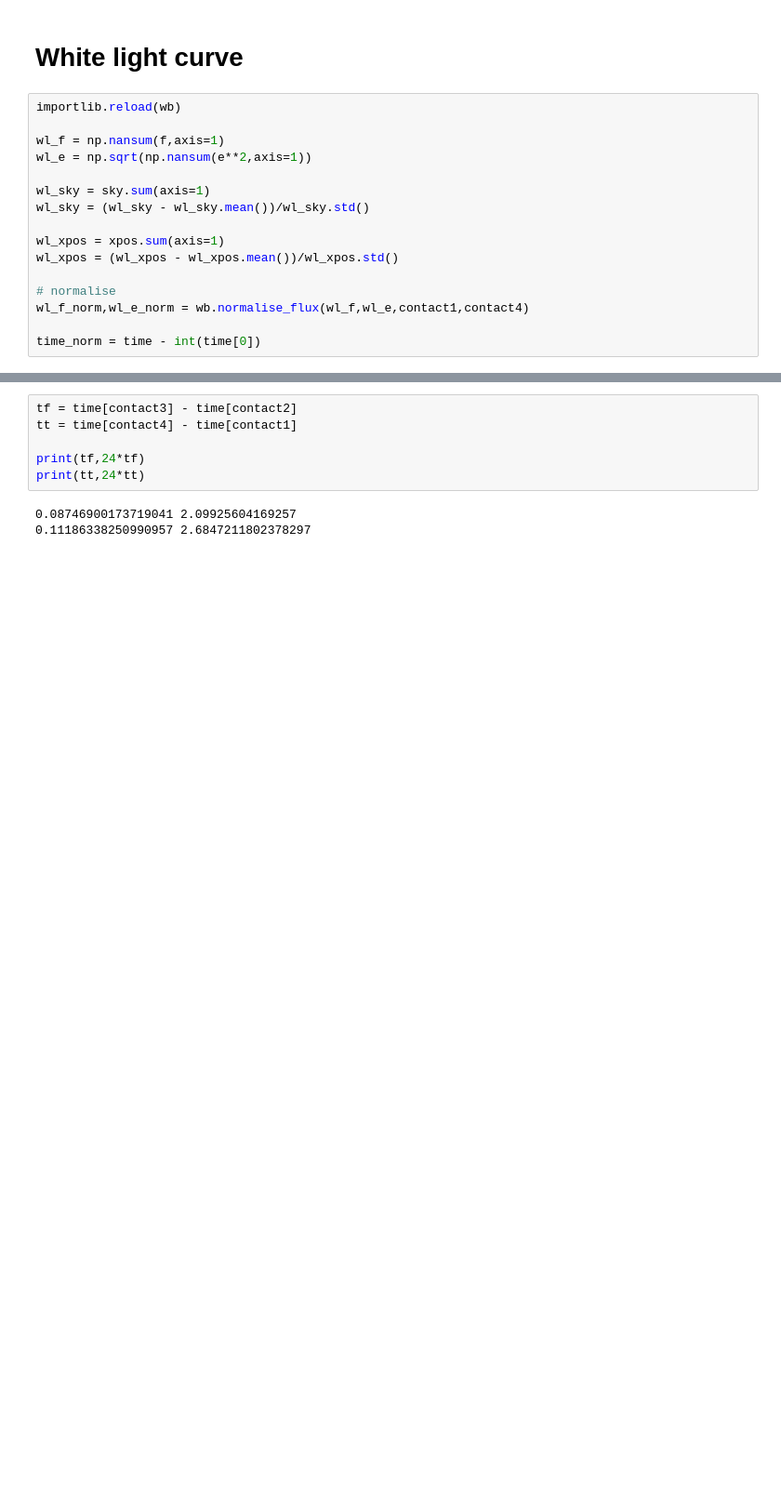
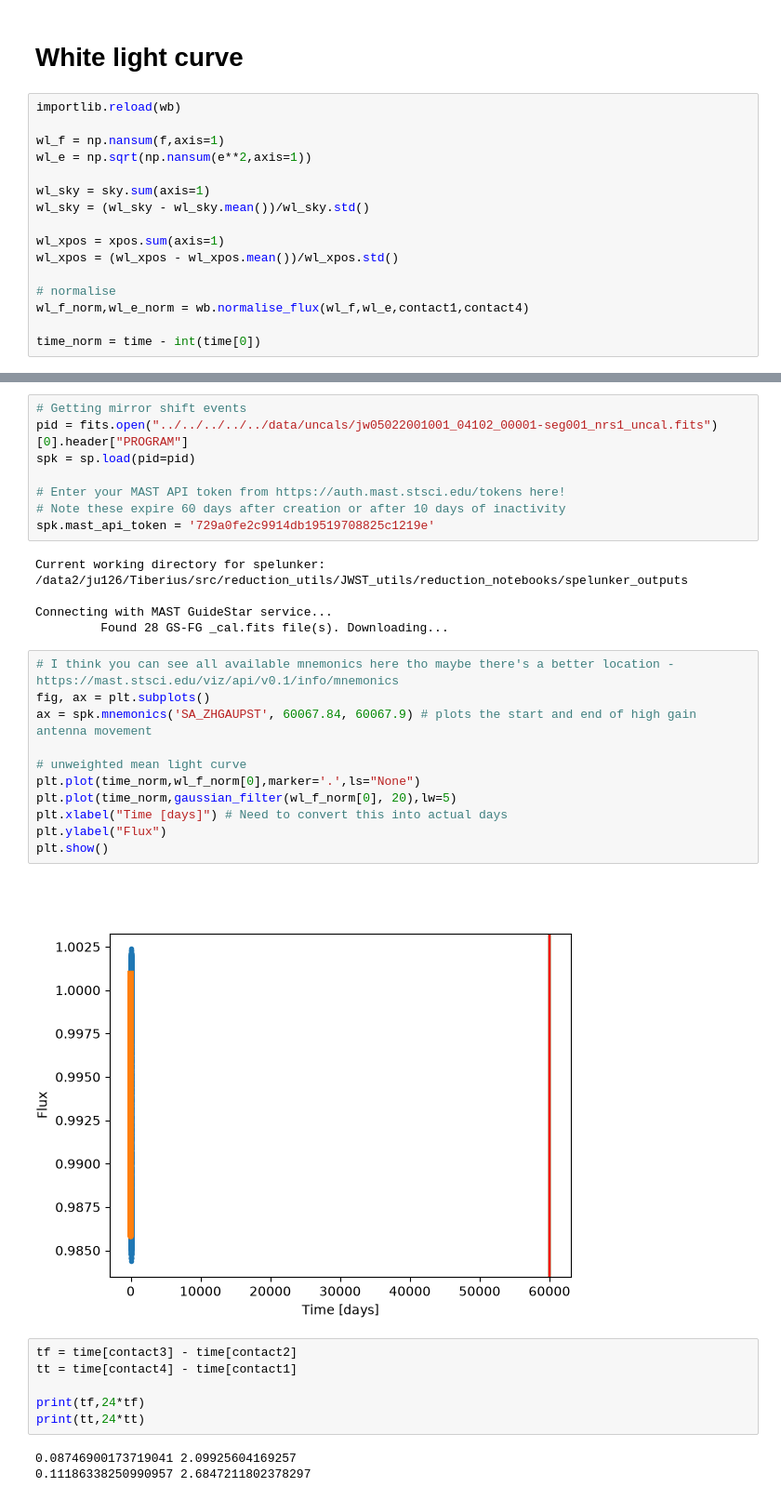
Before and after one commit to J-Ulik/Tiberius, a Jupyter notebook: src/reduction_utils/JWST_utils/reduction_notebooks/4_light_curve_creation.ipynb, the cells around one changed output, grey strips where cells are left out. Shown at 93% size. Drawn from its saved outputs; the diff is of its cells as text; blank space fills up the shorter version.

Commit message:
Adding spelunker module to get engineering info

```diff
--- a/src/reduction_utils/JWST_utils/reduction_notebooks/4_light_curve_creation.ipynb
+++ b/src/reduction_utils/JWST_utils/reduction_notebooks/4_light_curve_creation.ipynb
@@ -117,3 +93,29 @@ plt.show()
+# %%
+# Getting mirror shift events
+pid = fits.open("../../../../../data/uncals/jw05022001001_04102_00001-seg001_nrs1_uncal.fits")[0].header["PROGRAM"]
+spk = sp.load(pid=pid)
+
+# Enter your MAST API token from https://auth.mast.stsci.edu/tokens here!
+# Note these expire 60 days after creation or after 10 days of inactivity
+spk.mast_api_token = '729a0fe2c9914db19519708825c1219e'
+# %% [output]
+Current working directory for spelunker: /data2/ju126/Tiberius/src/reduction_utils/JWST_utils/reduction_notebooks/spelunker_outputs
+
+Connecting with MAST GuideStar service...
+         Found 28 GS-FG _cal.fits file(s). Downloading...
+# %%
+# I think you can see all available mnemonics here tho maybe there's a better location - https://mast.stsci.edu/viz/api/v0.1/info/mnemonics
+fig, ax = plt.subplots()
+ax = spk.mnemonics('SA_ZHGAUPST', 60067.84, 60067.9) # plots the start and end of high gain antenna movement
+
+# unweighted mean light curve
+plt.plot(time_norm,wl_f_norm[0],marker='.',ls="None")
+plt.plot(time_norm,gaussian_filter(wl_f_norm[0], 20),lw=5)
+plt.xlabel("Time [days]") # Need to convert this into actual days
+plt.ylabel("Flux")
+plt.show()
+# %% [output]
+[figure, added]
 # %%
 tf = time[contact3] - time[contact2]
 tt = time[contact4] - time[contact1]
```
Also changed, not shown: parts of 8 cells of this notebook, 1 other file.
